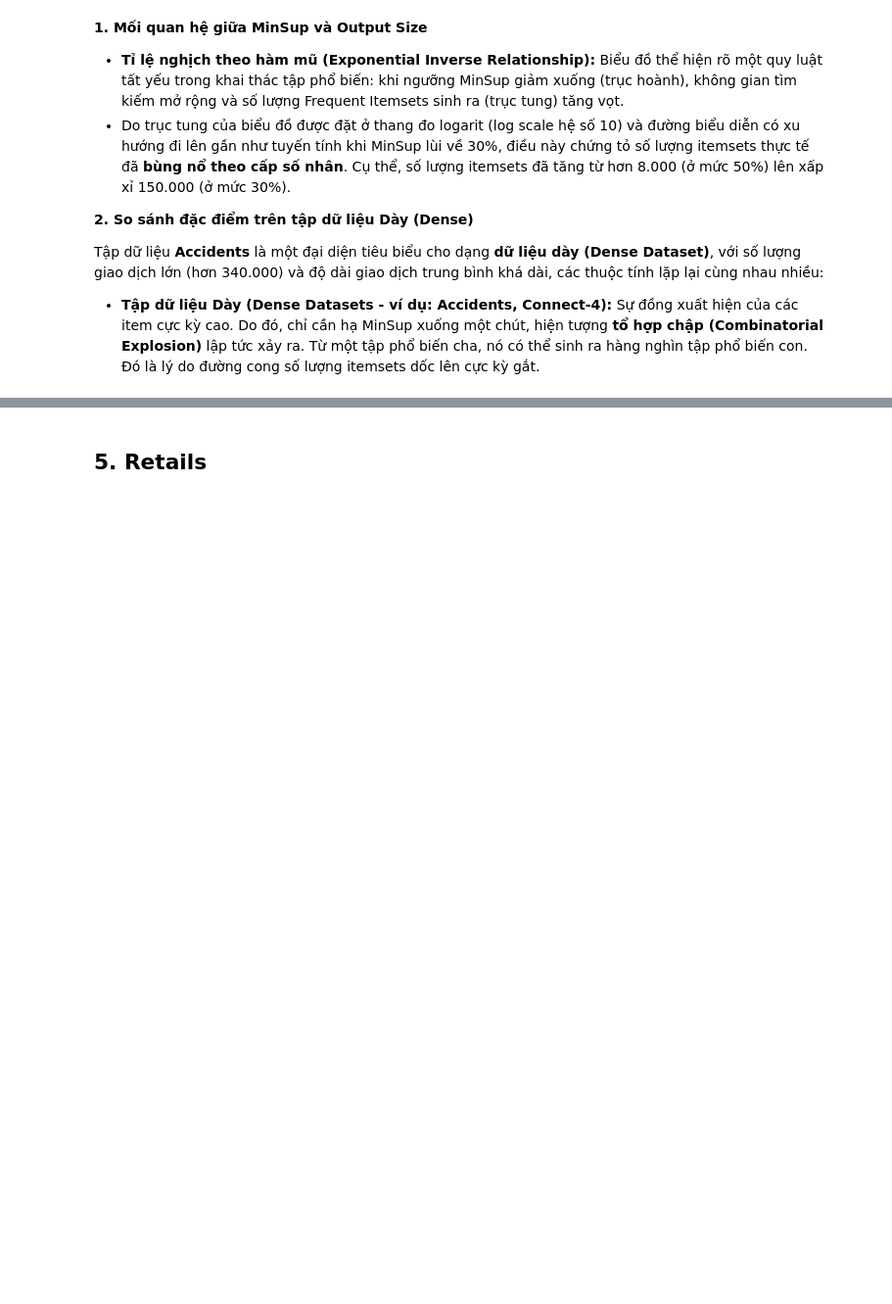
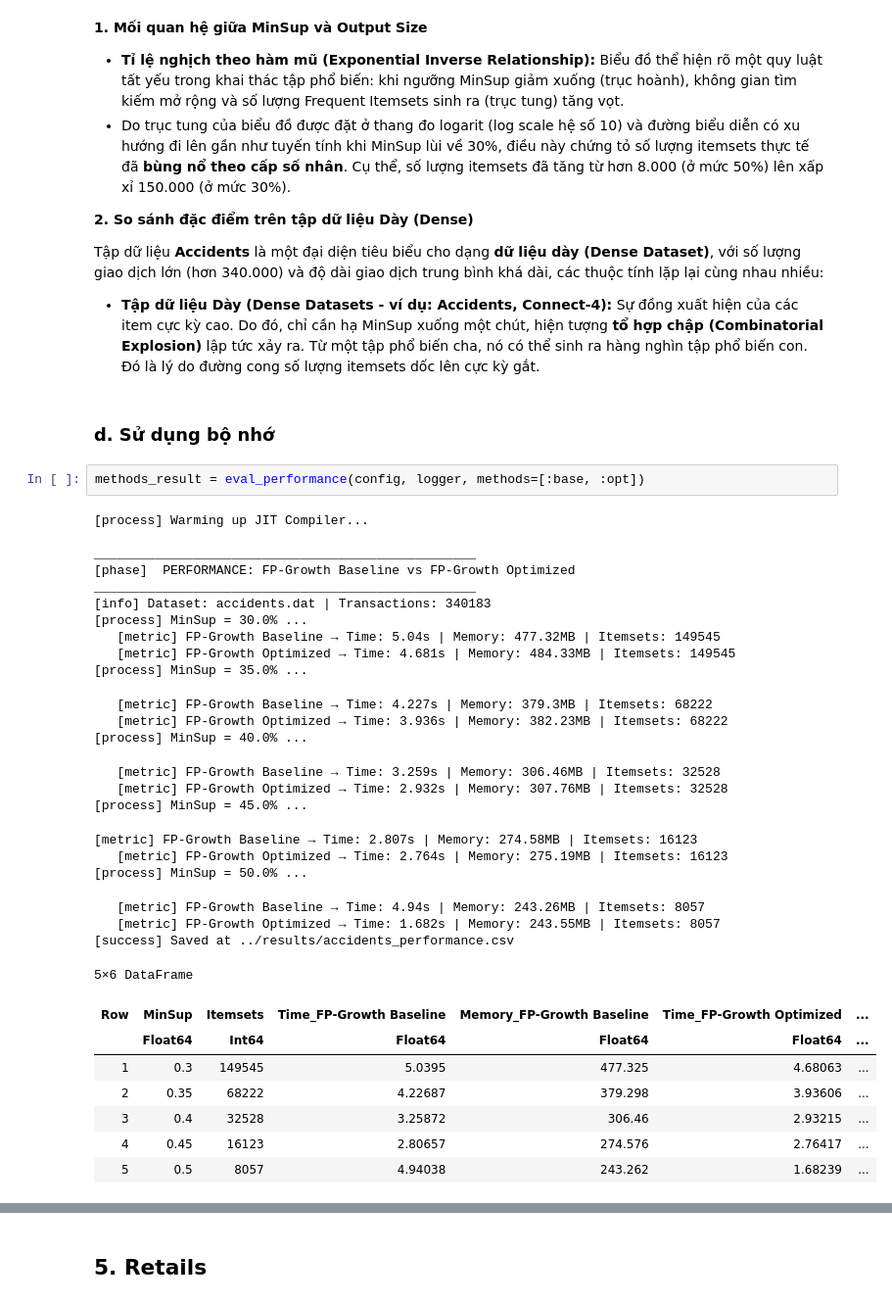
Before and after one commit to HungHiHung10/Lab02-Data-Mining, a Jupyter notebook: notebooks/02_bechmarking.ipynb, the cells around one changed output, grey strips where cells are left out. Shown at 98% size. Cells and saved outputs as stored; diff of their text form; blank space fills up the shorter version.

```diff
--- a/notebooks/02_bechmarking.ipynb
+++ b/notebooks/02_bechmarking.ipynb
@@ -1023,3 +1088,38 @@ vis_minSupNFI(performance_result, logger)
 
 Tập dữ liệu **Accidents** là một đại diện tiêu biểu cho dạng **dữ liệu dày (Dense Dataset)**, với số lượng giao dịch lớn (hơn 340.000) và độ dài giao dịch trung bình khá dài, các thuộc tính lặp lại cùng nhau nhiều:
 - **Tập dữ liệu Dày (Dense Datasets - ví dụ: Accidents, Connect-4):** Sự đồng xuất hiện của các item cực kỳ cao. Do đó, chỉ cần hạ MinSup xuống một chút, hiện tượng **tổ hợp chập (Combinatorial Explosion)** lập tức xảy ra. Từ một tập phổ biến cha, nó có thể sinh ra hàng nghìn tập phổ biến con. Đó là lý do đường cong số lượng itemsets dốc lên cực kỳ gắt.
+# %% [markdown]
+### d. Sử dụng bộ nhớ
+# %%
+methods_result = eval_performance(config, logger, methods=[:base, :opt])
+# %% [output]
+[process] Warming up JIT Compiler...
+
+__________________________________________________
+[phase]  PERFORMANCE: FP-Growth Baseline vs FP-Growth Optimized
+__________________________________________________
+[info] Dataset: accidents.dat | Transactions: 340183
+[process] MinSup = 30.0% ...
+   [metric] FP-Growth Baseline → Time: 5.04s | Memory: 477.32MB | Itemsets: 149545
+   [metric] FP-Growth Optimized → Time: 4.681s | Memory: 484.33MB | Itemsets: 149545
+[process] MinSup = 35.0% ...
+   [metric] FP-Growth Baseline → Time: 4.227s | Memory: 379.3MB | Itemsets: 68222
+   [metric] FP-Growth Optimized → Time: 3.936s | Memory: 382.23MB | Itemsets: 68222
+[process] MinSup = 40.0% ...
+   [metric] FP-Growth Baseline → Time: 3.259s | Memory: 306.46MB | Itemsets: 32528
+   [metric] FP-Growth Optimized → Time: 2.932s | Memory: 307.76MB | Itemsets: 32528
+[process] MinSup = 45.0% ...
+[metric] FP-Growth Baseline → Time: 2.807s | Memory: 274.58MB | Itemsets: 16123
+   [metric] FP-Growth Optimized → Time: 2.764s | Memory: 275.19MB | Itemsets: 16123
+[process] MinSup = 50.0% ...
+   [metric] FP-Growth Baseline → Time: 4.94s | Memory: 243.26MB | Itemsets: 8057
+   [metric] FP-Growth Optimized → Time: 1.682s | Memory: 243.55MB | Itemsets: 8057
+[success] Saved at ../results/accidents_performance.csv
+5×6 DataFrame
+| Row | MinSup | Itemsets | Time_FP-Growth Baseline | Memory_FP-Growth Baseline | Time_FP-Growth Optimized | ... |
+|  | Float64 | Int64 | Float64 | Float64 | Float64 | ... |
+| 1 | 0.3 | 149545 | 5.0395 | 477.325 | 4.68063 | ... |
+| 2 | 0.35 | 68222 | 4.22687 | 379.298 | 3.93606 | ... |
+| 3 | 0.4 | 32528 | 3.25872 | 306.46 | 2.93215 | ... |
+| 4 | 0.45 | 16123 | 2.80657 | 274.576 | 2.76417 | ... |
+| 5 | 0.5 | 8057 | 4.94038 | 243.262 | 1.68239 | ... |
```
Also changed, not shown: parts of 33 cells of this notebook.
